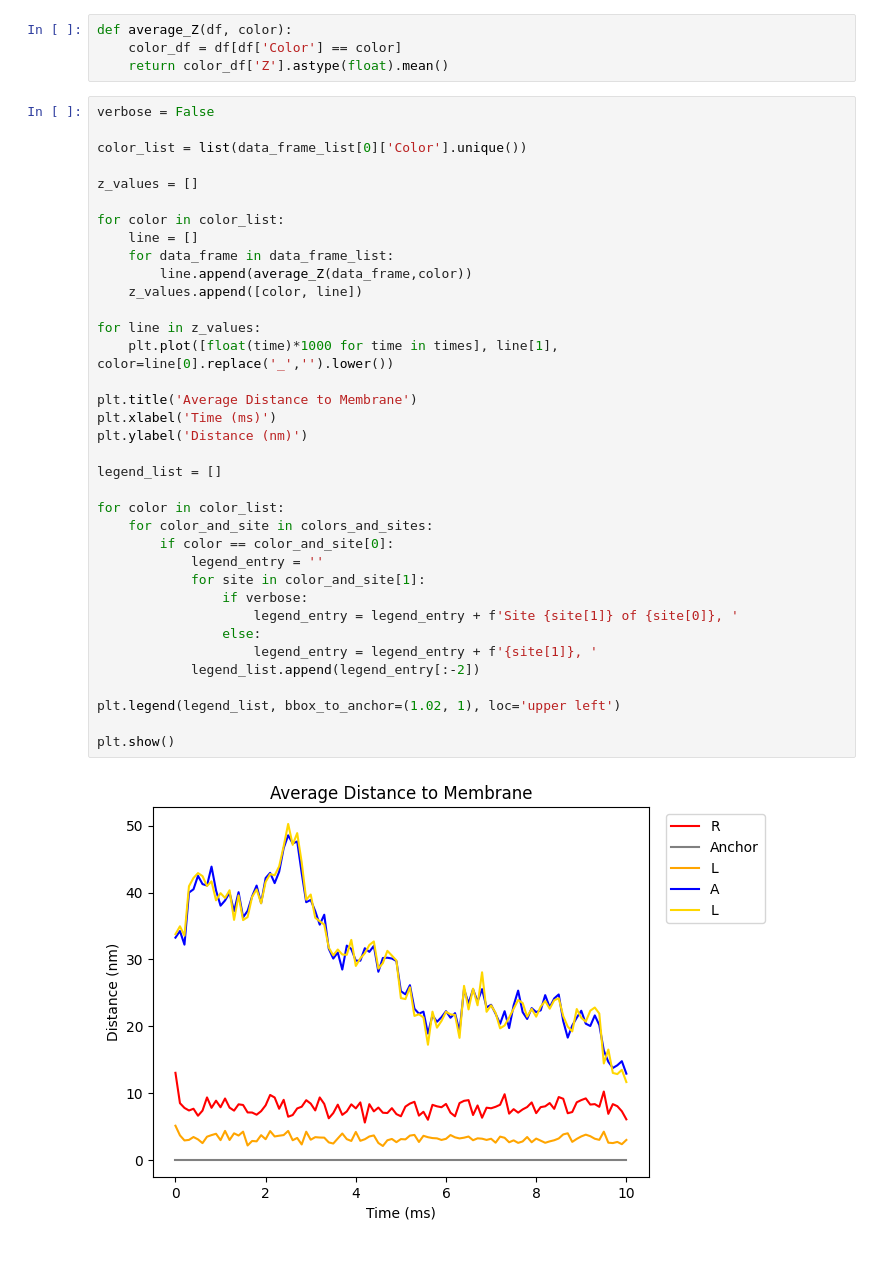
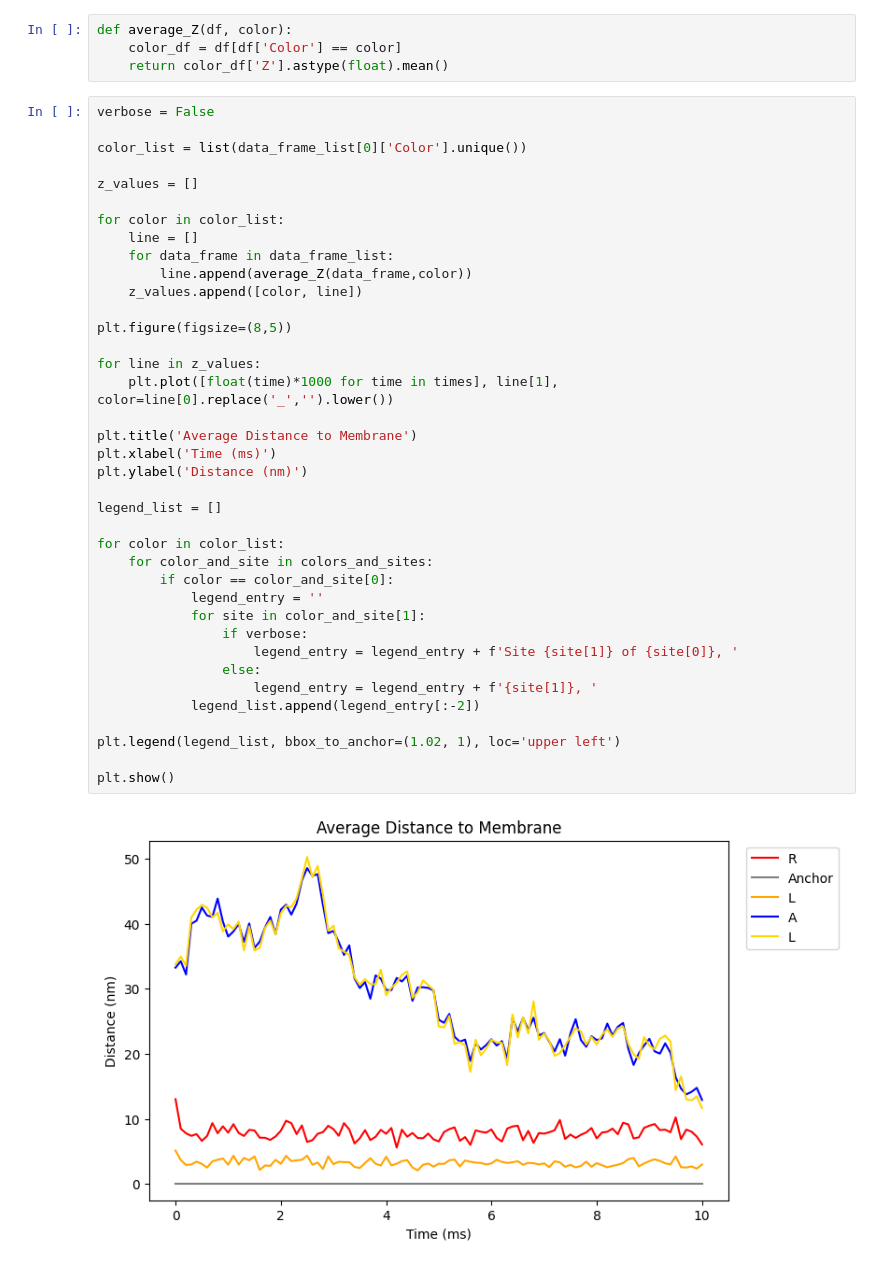
Before and after one commit to MolClustPy/SpringSaLaD-Python-Viz, a Jupyter notebook: Average_z_pos.ipynb, the cells around one changed output. Drawn from its saved outputs; the diff is of its cells as text.

Commit message:
Increased Z-plot size

```diff
--- a/Average_z_pos.ipynb
+++ b/Average_z_pos.ipynb
@@ -72,31 +72,33 @@ z_values = []
 for color in color_list:
     line = []
     for data_frame in data_frame_list:
         line.append(average_Z(data_frame,color))
     z_values.append([color, line])
+
+plt.figure(figsize=(8,5))
 
 for line in z_values:
     plt.plot([float(time)*1000 for time in times], line[1], color=line[0].replace('_','').lower())
 
 plt.title('Average Distance to Membrane')
 plt.xlabel('Time (ms)')
 plt.ylabel('Distance (nm)')
 
 legend_list = []
 
 for color in color_list:
     for color_and_site in colors_and_sites:
         if color == color_and_site[0]:
             legend_entry = ''
             for site in color_and_site[1]:
                 if verbose:
                     legend_entry = legend_entry + f'Site {site[1]} of {site[0]}, '
                 else:
                     legend_entry = legend_entry + f'{site[1]}, '
             legend_list.append(legend_entry[:-2])
 
 plt.legend(legend_list, bbox_to_anchor=(1.02, 1), loc='upper left')
 
 plt.show()
 # %% [output]
-[figure, old version]
+[figure, new version]
```
Also changed, not shown: 2 other files.
